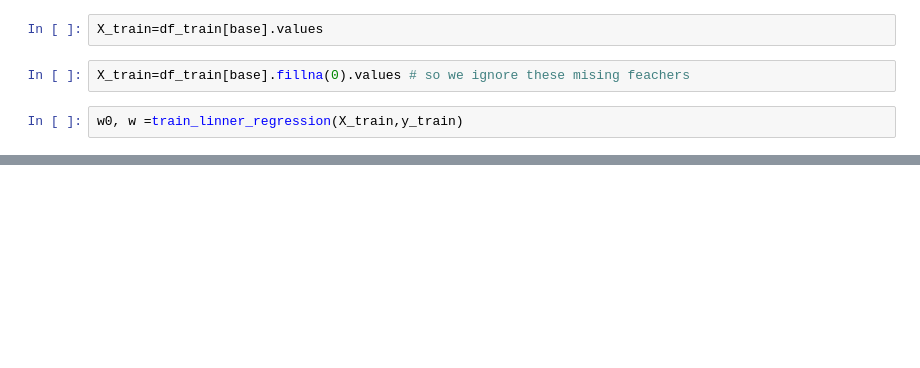
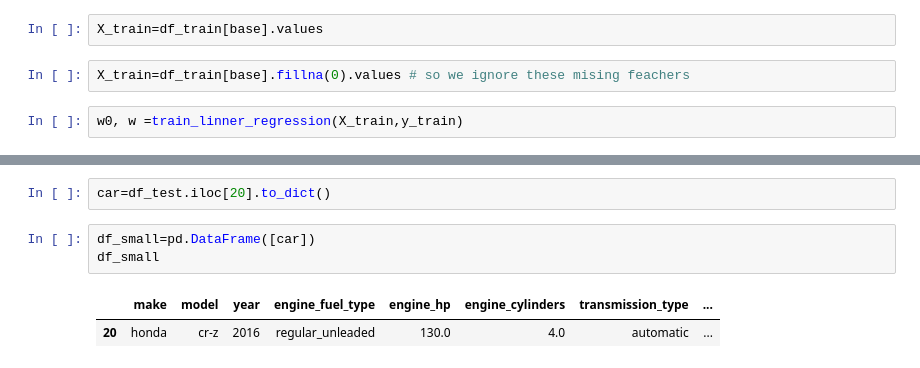
Before and after one commit to LayanASO/Car-Price-Prediction-Project, a Jupyter notebook: 2.2 - Data Preparation.ipynb, the cells around one changed output, grey strips where cells are left out. Drawn from its saved outputs; the diff is of its cells as text; blank space fills up the shorter version.

```diff
--- a/2.2 - Data Preparation.ipynb
+++ b/2.2 - Data Preparation.ipynb
@@ -473,0 +856,8 @@ sns.histplot(y_train)
+# %%
+car=df_test.iloc[20].to_dict()
+# %%
+df_small=pd.DataFrame([car])
+df_small
+# %% [output]
+|  | make | model | year | engine_fuel_type | engine_hp | engine_cylinders | transmission_type | ... |
+| 20 | honda | cr-z | 2016 | regular_unleaded | 130.0 | 4.0 | automatic | ... |
```
Also changed, not shown: parts of 63 cells of this notebook.
